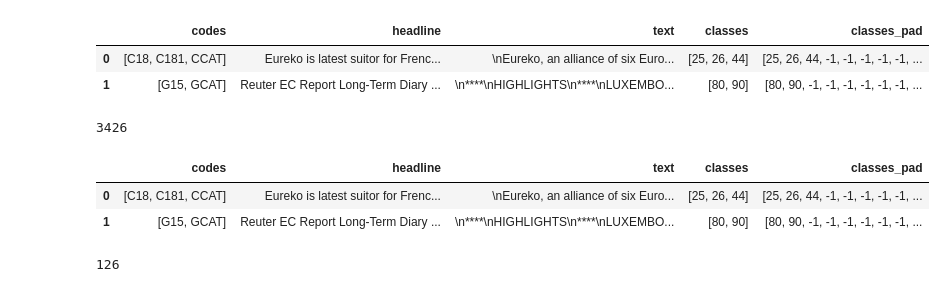
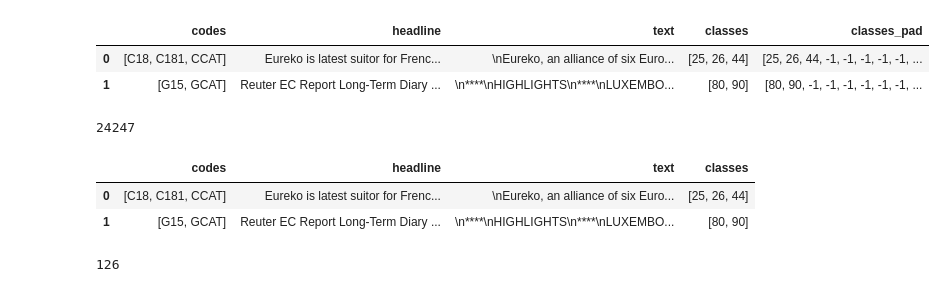
Before and after one commit to jannenev/reuters, a Jupyter notebook: simple_version.ipynb, the cells around one changed output. Drawn from its saved outputs; the diff is of its cells as text; code cells hidden in the pictures.

```diff
--- a/simple_version.ipynb
+++ b/simple_version.ipynb
@@ -32,14 +33,14 @@ reuters[0:2]
 | 1 | [G15, GCAT] | Reuter EC Report Long-Term Diary ... | \n****\nHIGHLIGHTS\n****\nLUXEMBO... | [80, 90] | [80, 90, -1, -1, -1, -1, -1, -1, ... |
 # %%
 # 8x small size
-#reuters = pd.read_pickle('input/reuters_small8.pkl')
+reuters = pd.read_pickle('input/reuters_small8.pkl')
 print(len(reuters))
 reuters[0:2]
 # %% [output]
-3426
+24247
-|  | codes | headline | text | classes | classes_pad |
-| 0 | [C18, C181, CCAT] | Eureko is latest suitor for Frenc... | \nEureko, an alliance of six Euro... | [25, 26, 44] | [25, 26, 44, -1, -1, -1, -1, -1, ... |
-| 1 | [G15, GCAT] | Reuter EC Report Long-Term Diary ... | \n****\nHIGHLIGHTS\n****\nLUXEMBO... | [80, 90] | [80, 90, -1, -1, -1, -1, -1, -1, ... |
+|  | codes | headline | text | classes |
+| 0 | [C18, C181, CCAT] | Eureko is latest suitor for Frenc... | \nEureko, an alliance of six Euro... | [25, 26, 44] |
+| 1 | [G15, GCAT] | Reuter EC Report Long-Term Diary ... | \n****\nHIGHLIGHTS\n****\nLUXEMBO... | [80, 90] |
 # %%
 # load full data, if produced. 435 MB. NOT in Github currently.
 # You can produce this in about 30 min with preprocess_data.ipynb
```
Also changed, not shown: parts of 39 cells of this notebook.
